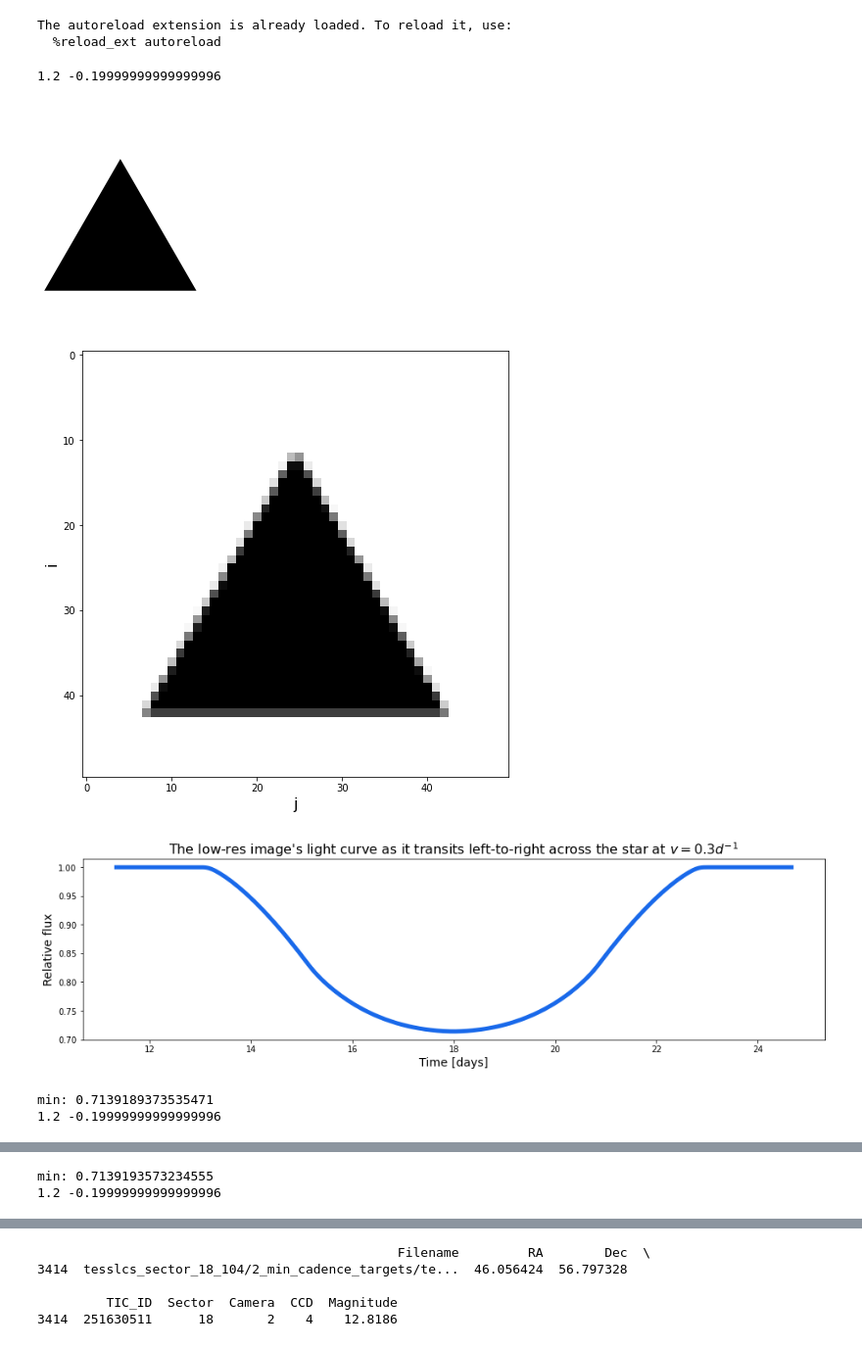
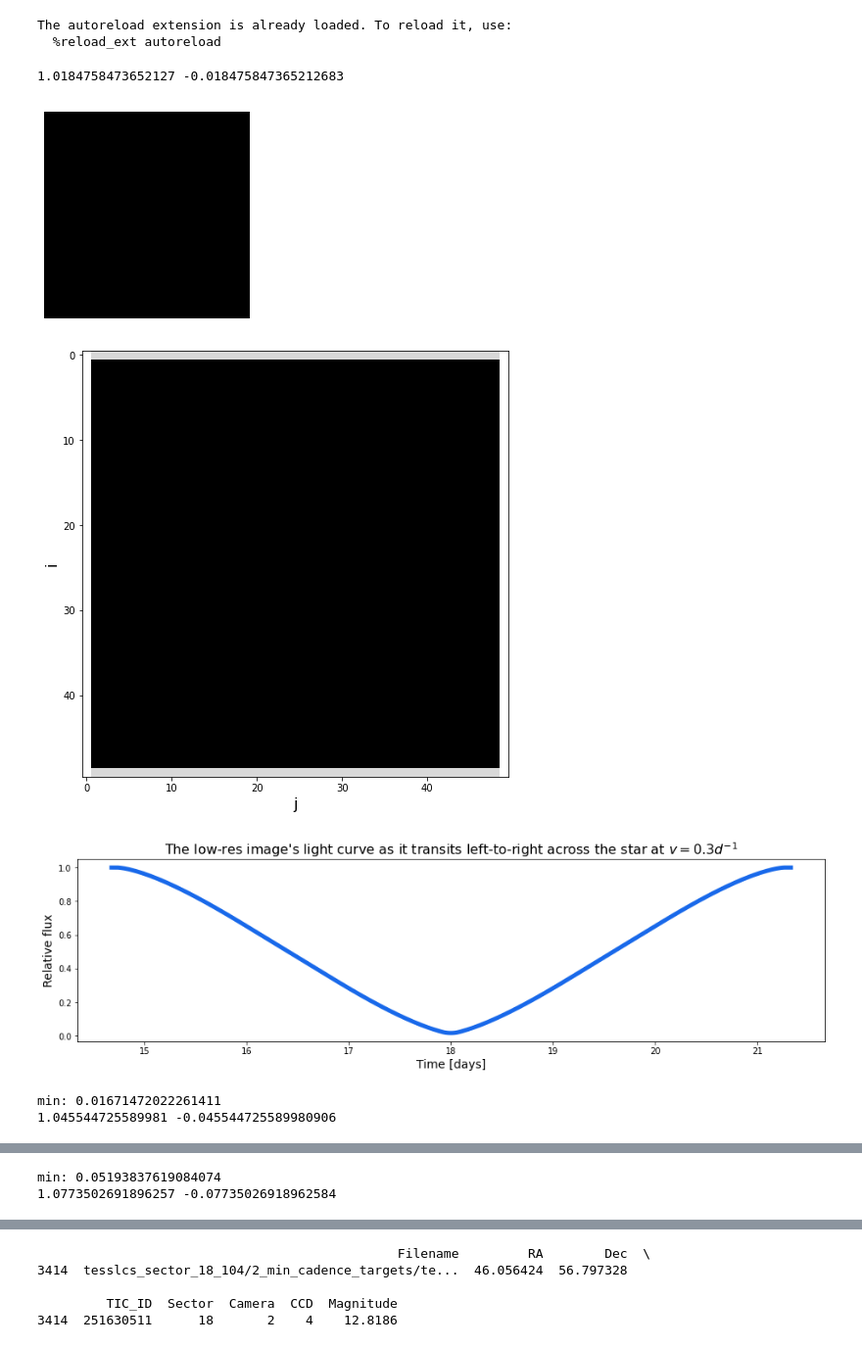
Before and after one commit to danay6/Transiting-megastructures, a Jupyter notebook: make_defined_lcs.ipynb, the cells around one changed output, grey strips where cells are left out. Shown: that part at 98% size. Saved outputs shown, nothing was run; the diff lists cells and outputs as text; code cells hidden in the pictures.

```diff
--- a/make_defined_lcs.ipynb
+++ b/make_defined_lcs.ipynb
@@ -251,31 +251,31 @@ def make_lc(shape, image_ratio, velocity, index):
 # %%
 data_dir = "./Random_LCs_tic251630511"
 
 t_ref = 18 #make sure it's not cut off based on v
 
-shape = 'Triangle'
+shape = 'Square'
 velocity = 0.6
-image_ratio = 1.4 #2 for square/circle, 1.4 for triangle widths
+image_ratio = 2 #2 for square/circle, 1.4 for triangle widths
 
 if shape == 'Triangle':
     image_ratios = np.array([0.07, 0.16, 0.25, 0.34, 0.43, .49]) #TRIANGLES
     image_ratios = 1/ np.sqrt(1- 2*image_ratios)
 
 else:
     image_ratios = np.array([0.07, 0.16, 0.25, 0.34, 0.43, 0.52, 0.61, 0.70, 0.79, 0.88, 0.97, .99])
     image_ratios = 1/ np.sqrt(1- image_ratios)
 
 velocities = np.array([.3, .4 , .5, .6, .7, .8, .9, 1.0, 1.2, 1.4, 1.6, 1.8])
 
 
-for velocity in velocities:
-#for image_ratio in image_ratios:
+#for velocity in velocities:
+for image_ratio in image_ratios:
 #    print(str(velocity))
     make_shape(image_ratio, velocity, shape, t_ref)
 # %% [output]
-1.2 -0.19999999999999996
+1.0184758473652127 -0.018475847365212683
-[figure, old version]
+[figure, new version]
-[figure, old version]
+[figure, new version]
-[figure, old version]
+[figure, new version]
-min: 0.7139189373535471
-1.2 -0.19999999999999996
+min: 0.01671472022261411
+1.045544725589981 -0.045544725589980906
@@ -285,2 +285,2 @@ min: 0.7139189373535471
-min: 0.7139193573234555
-1.2 -0.19999999999999996
+min: 0.05193837619084074
+1.0773502691896257 -0.07735026918962584
```
Also changed, not shown: parts of 2 cells of this notebook, 3 other files.
